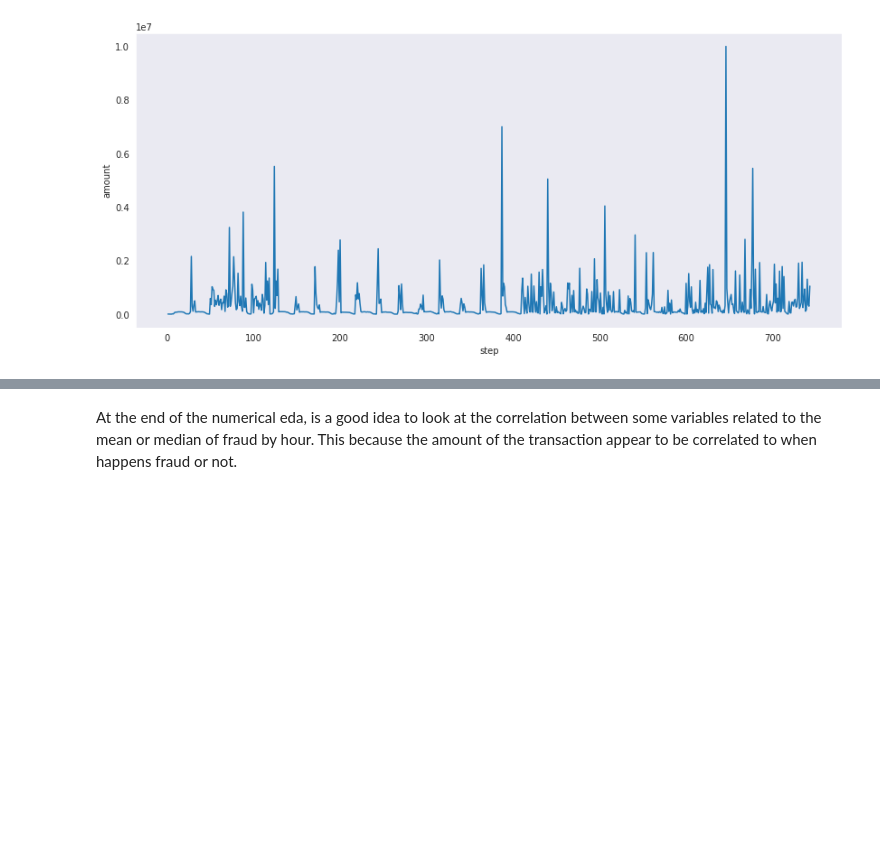
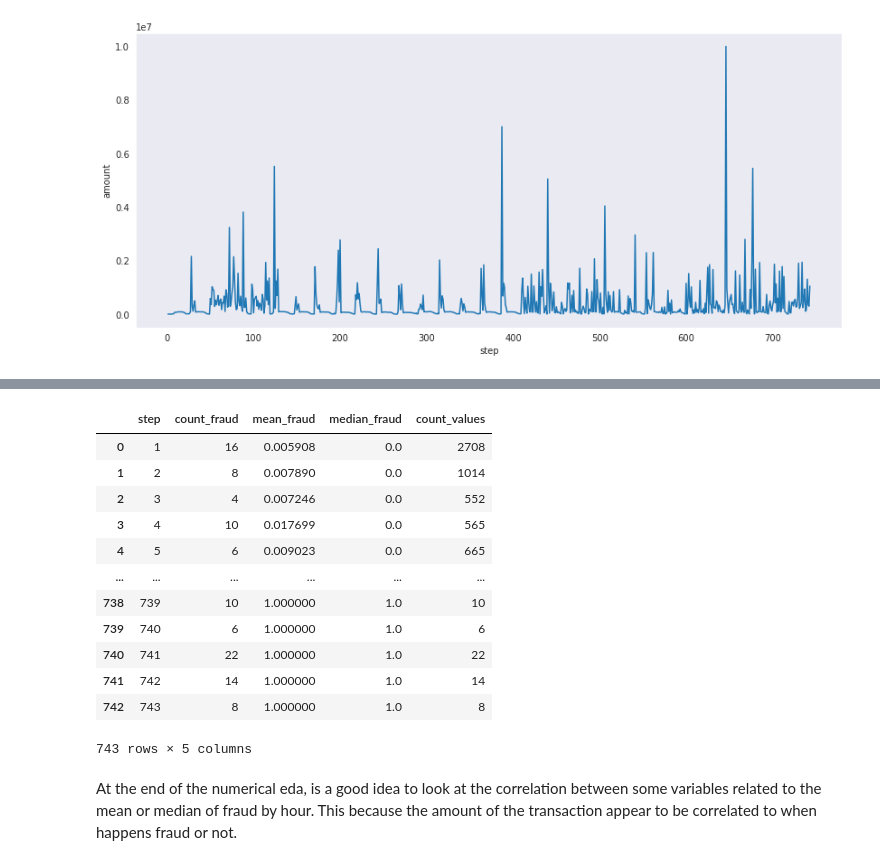
Before and after one commit to LucianoBatista/fraud-detection-classifier, a Jupyter notebook: analysis/initial-eda.ipynb, the cells around one changed output, grey strips where cells are left out. Cells and saved outputs as stored; diff of their text form; code cells hidden in the pictures; blank space fills up the shorter version.

```diff
--- a/analysis/initial-eda.ipynb
+++ b/analysis/initial-eda.ipynb
@@ -277,3 +324,19 @@ plt.show()
+# %%
+fraud_on_hours_summary_df
+# %% [output]
+|  | step | count_fraud | mean_fraud | median_fraud | count_values |
+| 0 | 1 | 16 | 0.005908 | 0.0 | 2708 |
+| 1 | 2 | 8 | 0.007890 | 0.0 | 1014 |
+| 2 | 3 | 4 | 0.007246 | 0.0 | 552 |
+| 3 | 4 | 10 | 0.017699 | 0.0 | 565 |
+| 4 | 5 | 6 | 0.009023 | 0.0 | 665 |
+| ... | ... | ... | ... | ... | ... |
+| 738 | 739 | 10 | 1.000000 | 1.0 | 10 |
+| 739 | 740 | 6 | 1.000000 | 1.0 | 6 |
+| 740 | 741 | 22 | 1.000000 | 1.0 | 22 |
+| 741 | 742 | 14 | 1.000000 | 1.0 | 14 |
+| 742 | 743 | 8 | 1.000000 | 1.0 | 8 |
+743 rows × 5 columns
 # %% [markdown]
 At the end of the numerical eda, is a good idea to look at the correlation between some variables related to the mean or median of fraud by hour. This because the amount of the transaction appear to be correlated to when happens fraud or not.
 # %% [markdown]
```
Also changed, not shown: parts of 12 cells of this notebook, 6 other files.
